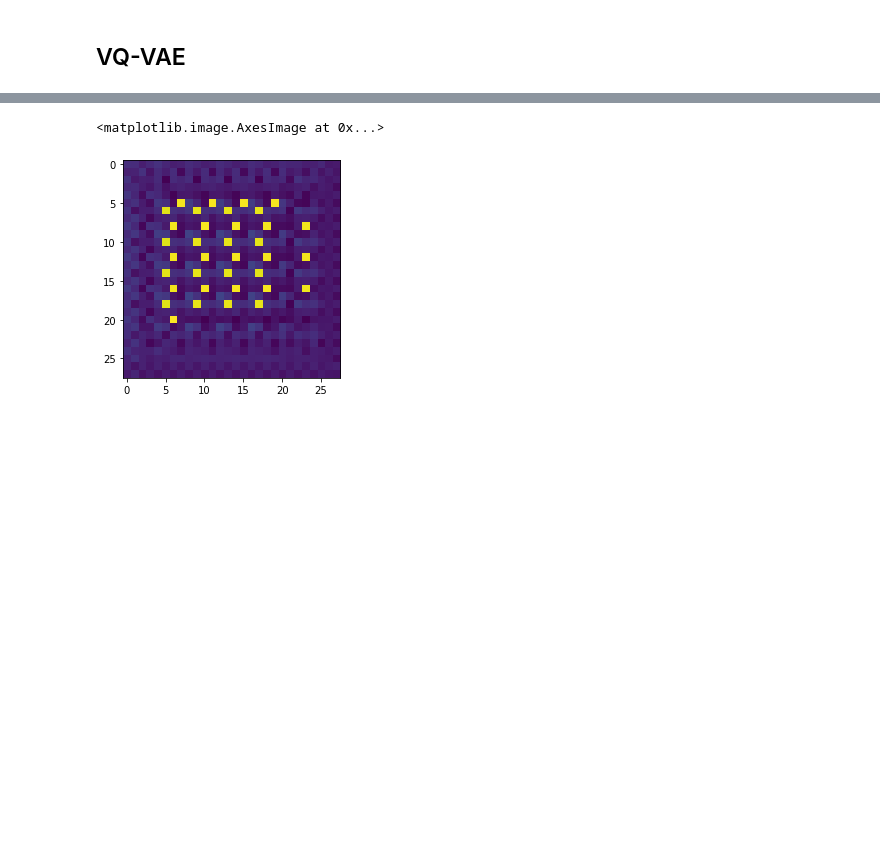
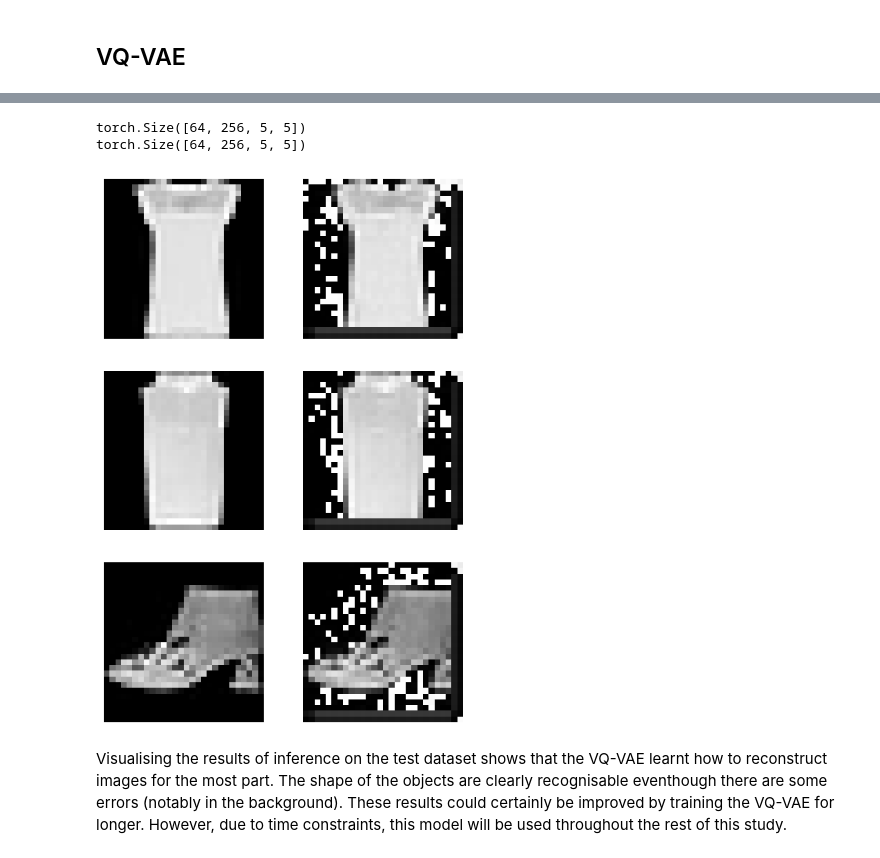
Before and after one commit to FABallemand/ROB313, a Jupyter notebook: optional_homework_1/optional_homework_1.ipynb, the cells around one changed output, grey strips where cells are left out. Cells and saved outputs as stored; diff of their text form; code cells hidden in the pictures; blank space fills up the shorter version.

```diff
--- a/optional_homework_1/optional_homework_1.ipynb
+++ b/optional_homework_1/optional_homework_1.ipynb
@@ -114,7 +120,8 @@ vqvae = VQVAE()
 # summary(vqvae, input_size=torch.Size([1, 28, 28]))
 # %%
 # Load weights
-# checkpoint = torch.load(f"train_res/{id}/checkpoint_best.pth.tar",
-#                         weights_only=True, map_location=torch.device("cpu"))
-# vqvae.load_state_dict(checkpoint["state_dict"])
-# vqvae = vqvae.eval().to(device)
+id = 245458
+checkpoint = torch.load(f"train_res/{id}/checkpoint_best.pth.tar",
+                        weights_only=True, map_location=torch.device("cpu"))
+vqvae.load_state_dict(checkpoint["state_dict"])
+vqvae = vqvae.eval().to(device)
@@ -132,5 +140,26 @@ torch.Size([64, 1, 28, 28])
-# %%
-plt.imshow(transforms.ToPILImage()(x_recon[0].squeeze().cpu()))
-# %% [output]
-<matplotlib.image.AxesImage at 0x...>
-[figure, removed]
+# %%
+print(z.shape)
+print(quantized.shape)
+# %% [output]
+torch.Size([64, 256, 5, 5])
+torch.Size([64, 256, 5, 5])
+# %%
+# Visualisation of test inference
+n_samples = 3
+
+fig, axs = plt.subplots(n_samples, 2, figsize=(6, 3*n_samples))
+
+for i in range(n_samples):
+    sample_idx = torch.randint(len(batch), size=(1,)).item()
+    img = batch[sample_idx]
+    img_recon = x_recon[sample_idx]
+
+    axs[i,0].imshow(img.squeeze(), cmap="gray")
+    axs[i,1].imshow(transforms.ToPILImage()(img_recon.squeeze().cpu()), cmap="gray")
+
+    axs[i,0].axis("off")
+    axs[i,1].axis("off")
+# %% [output]
+[figure, added]
+# %% [markdown]
+Visualising the results of inference on the test dataset shows that the VQ-VAE learnt how to reconstruct images for the most part. The shape of the objects are clearly recognisable eventhough there are some errors (notably in the background). These results could certainly be improved by training the VQ-VAE for longer. However, due to time constraints, this model will be used throughout the rest of this study.
```
Also changed, not shown: parts of 28 cells of this notebook, 9 other files.
